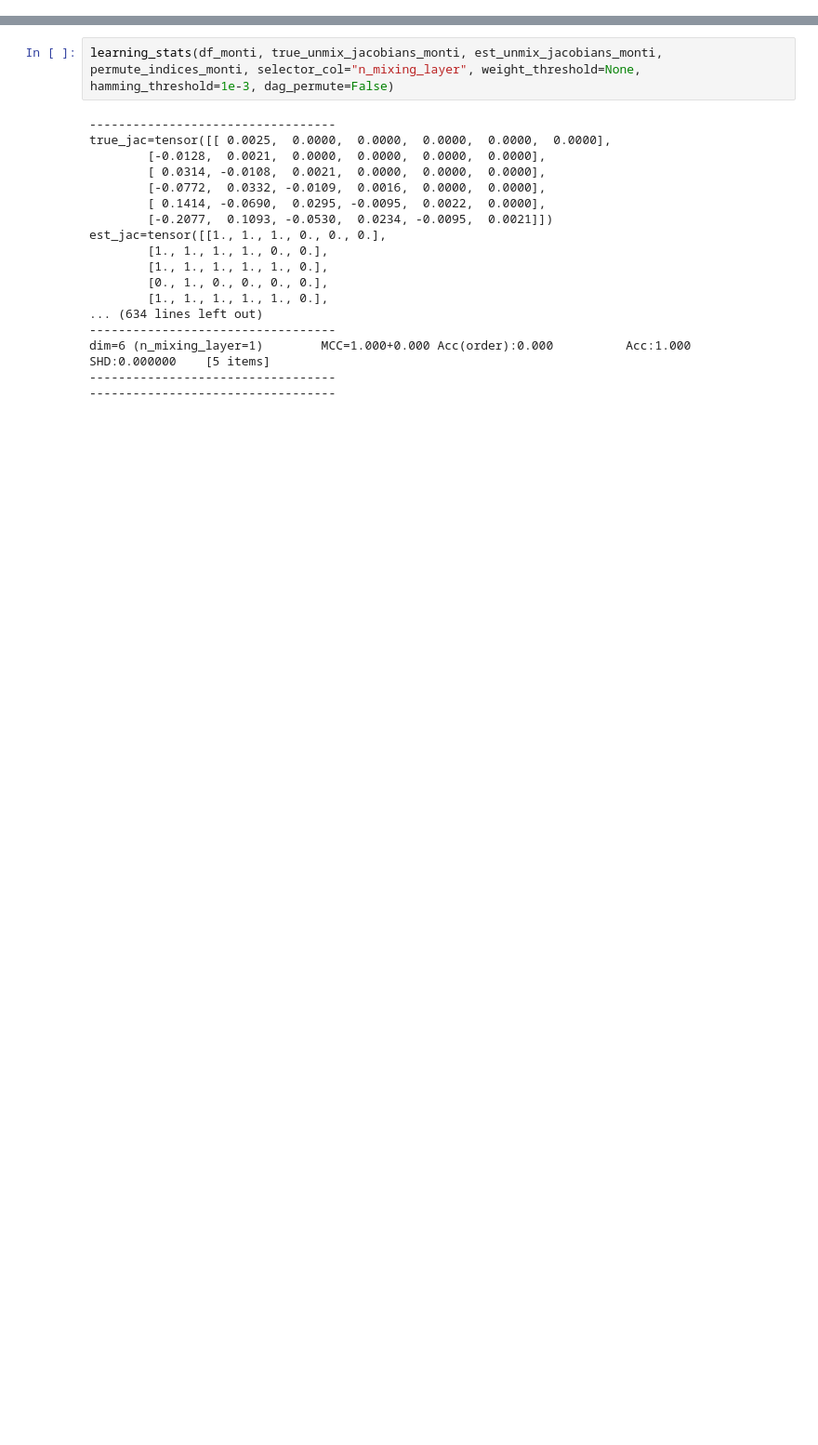
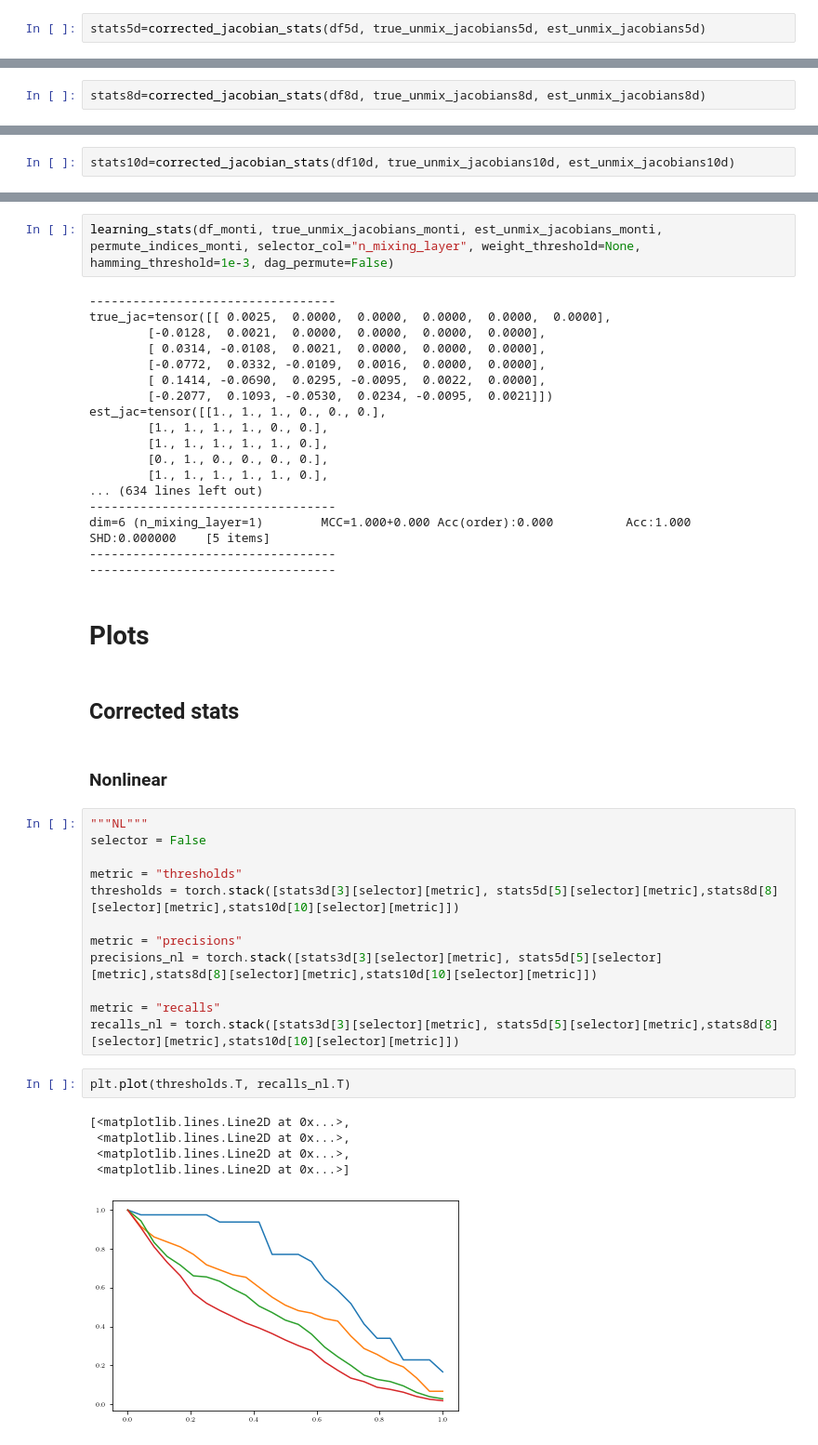
Before and after one commit to rpatrik96/nl-causal-representations, a Jupyter notebook: notebooks/synth_plots.ipynb, the cells around one changed output, grey strips where cells are left out. Shown at 93% size. Saved outputs shown, nothing was run; the diff lists cells and outputs as text; blank space fills up the shorter version.

Commit message:
recall plots + nb reorg

```diff
--- a/notebooks/synth_plots.ipynb
+++ b/notebooks/synth_plots.ipynb
@@ -100,0 +111,2 @@ df_monti, (true_unmix_jacobians_monti, est_unmix_jacobians_monti, permute_indice
+# %%
+stats5d=corrected_jacobian_stats(df5d, true_unmix_jacobians5d, est_unmix_jacobians5d)
@@ -100,0 +120,2 @@ df_monti, (true_unmix_jacobians_monti, est_unmix_jacobians_monti, permute_indice
+# %%
+stats8d=corrected_jacobian_stats(df8d, true_unmix_jacobians8d, est_unmix_jacobians8d)
@@ -100,0 +129,2 @@ df_monti, (true_unmix_jacobians_monti, est_unmix_jacobians_monti, permute_indice
+# %%
+stats10d=corrected_jacobian_stats(df10d, true_unmix_jacobians10d, est_unmix_jacobians10d)
@@ -256,3 +224,29 @@ est_jac=tensor([[1., 1., 1., 0., 0., 0.],
 dim=6 (n_mixing_layer=1)        MCC=1.000+0.000 Acc(order):0.000          Acc:1.000     SHD:0.000000    [5 items]
 ----------------------------------
 ----------------------------------
+# %% [markdown]
+# Plots
+# %% [markdown]
+## Corrected stats
+# %% [markdown]
+### Nonlinear
+# %%
+"""NL"""
+selector = False
+
+metric = "thresholds"
+thresholds = torch.stack([stats3d[3][selector][metric], stats5d[5][selector][metric],stats8d[8][selector][metric],stats10d[10][selector][metric]])
+
+metric = "precisions"
+precisions_nl = torch.stack([stats3d[3][selector][metric], stats5d[5][selector][metric],stats8d[8][selector][metric],stats10d[10][selector][metric]])
+
+metric = "recalls"
+recalls_nl = torch.stack([stats3d[3][selector][metric], stats5d[5][selector][metric],stats8d[8][selector][metric],stats10d[10][selector][metric]])
+# %%
+plt.plot(thresholds.T, recalls_nl.T)
+# %% [output]
+[<matplotlib.lines.Line2D at 0x...>,
+ <matplotlib.lines.Line2D at 0x...>,
+ <matplotlib.lines.Line2D at 0x...>,
+ <matplotlib.lines.Line2D at 0x...>]
+[figure, added]
```
Also changed, not shown: parts of 39 cells of this notebook.
